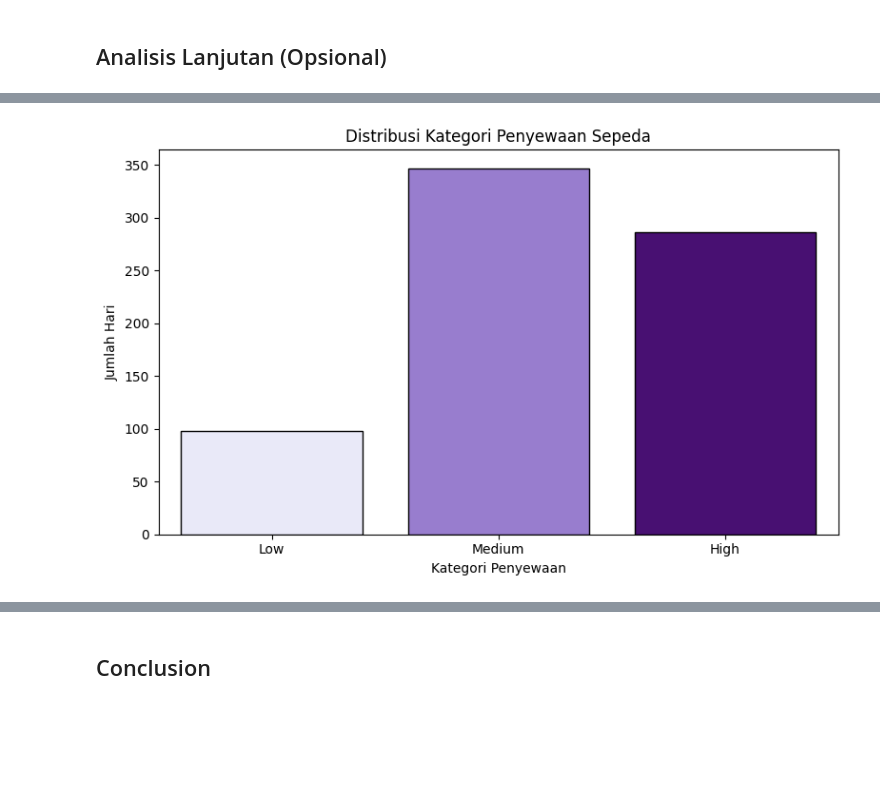
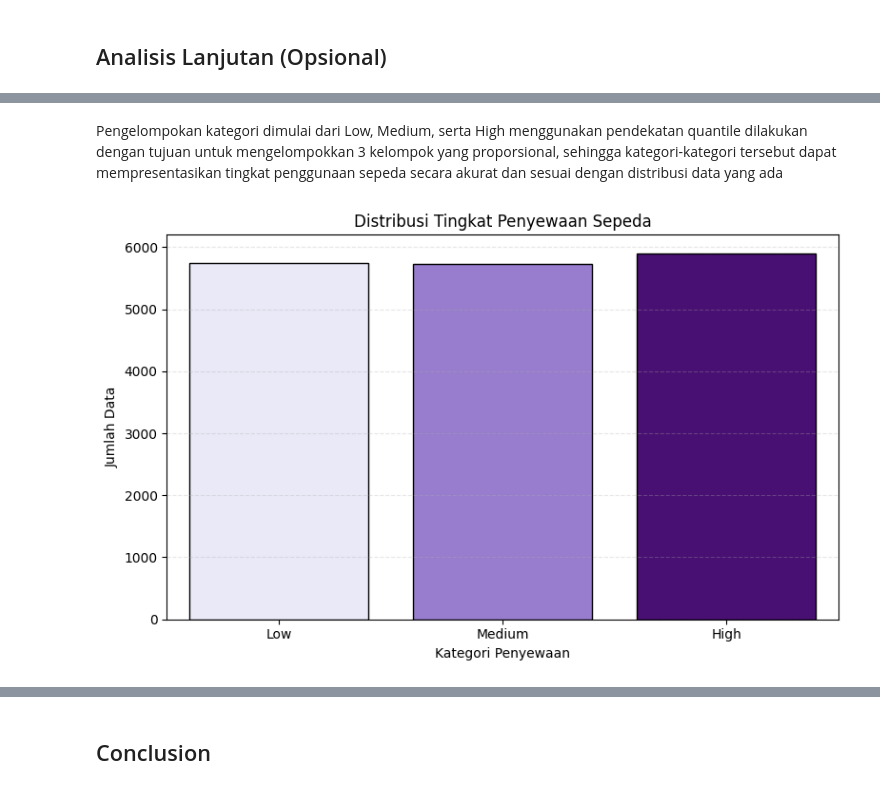
Before and after one commit to LoistaAmanda/Submission_BFAD, a Jupyter notebook: Proyek_Analisis_Data_Loista_Amanda_Noviar.ipynb, the cells around one changed output, grey strips where cells are left out. Cells and saved outputs as stored; diff of their text form; code cells hidden in the pictures; blank space fills up the shorter version.

```diff
--- a/Proyek_Analisis_Data_Loista_Amanda_Noviar.ipynb
+++ b/Proyek_Analisis_Data_Loista_Amanda_Noviar.ipynb
@@ -271,38 +324,57 @@ Dilakukan pengelompokan data menggunakan metode binning untuk memahami distribus
+# %% [markdown]
+Pengelompokan kategori dimulai dari Low, Medium, serta High menggunakan pendekatan quantile dilakukan dengan tujuan untuk mengelompokkan 3 kelompok yang proporsional, sehingga kategori-kategori tersebut dapat mempresentasikan tingkat penggunaan sepeda secara akurat dan sesuai dengan distribusi data yang ada
+# %%
+# =========================
+# CLUSTERING (BINNING)
+# =========================
+
+# menentukan batas kategori berdasarkan distribusi data
+q1 = df_hour['cnt'].quantile(0.33)
+q2 = df_hour['cnt'].quantile(0.66)
+
+def kategori(cnt):
+    if cnt <= q1:
+        return "Low"
+    elif cnt <= q2:
+        return "Medium"
+    else:
+        return "High"
+
+df_hour['kategori'] = df_hour['cnt'].apply(kategori)
 # %%
-def kategori(cnt):
-    if cnt < 2000:
-        return "Low"
-    elif cnt < 5000:
-        return "Medium"
-    else:
-        return "High"
+# =========================
+# VISUALISASI DISTRIBUSI
+# =========================
 
-df_day['kategori'] = df_day['cnt'].apply(kategori)
-kategori_group = df_day['kategori'].value_counts().reset_index()
+kategori_group = df_hour['kategori'].value_counts().reset_index()
 kategori_group.columns = ['kategori', 'jumlah']
+
+order = ['Low', 'Medium', 'High']
 
 kategori_group['kategori'] = pd.Categorical(
     kategori_group['kategori'],
-    categories=['Low', 'Medium', 'High'],
+    categories=order,
     ordered=True
 )
 
 kategori_group = kategori_group.sort_values('kategori')
 
 plt.figure(figsize=(8,5))
 
 sns.barplot(
     data=kategori_group,
     x='kategori',
     y='jumlah',
-    palette=['#E6E6FA', '#9370DB', '#4B0082'],
+    palette=['#E6E6FA','#9370DB','#4B0082'],
     edgecolor='black'
 )
 
-plt.title("Distribusi Kategori Penyewaan Sepeda")
+plt.title("Distribusi Tingkat Penyewaan Sepeda")
 plt.xlabel("Kategori Penyewaan")
-plt.ylabel("Jumlah Hari")
+plt.ylabel("Jumlah Data")
+plt.grid(axis='y', linestyle='--', alpha=0.3)
+
 plt.tight_layout()
 plt.show()
 # %% [output]
-[figure, old version]
+[figure, new version]
```
Also changed, not shown: parts of 19 cells of this notebook, 7 other files.
